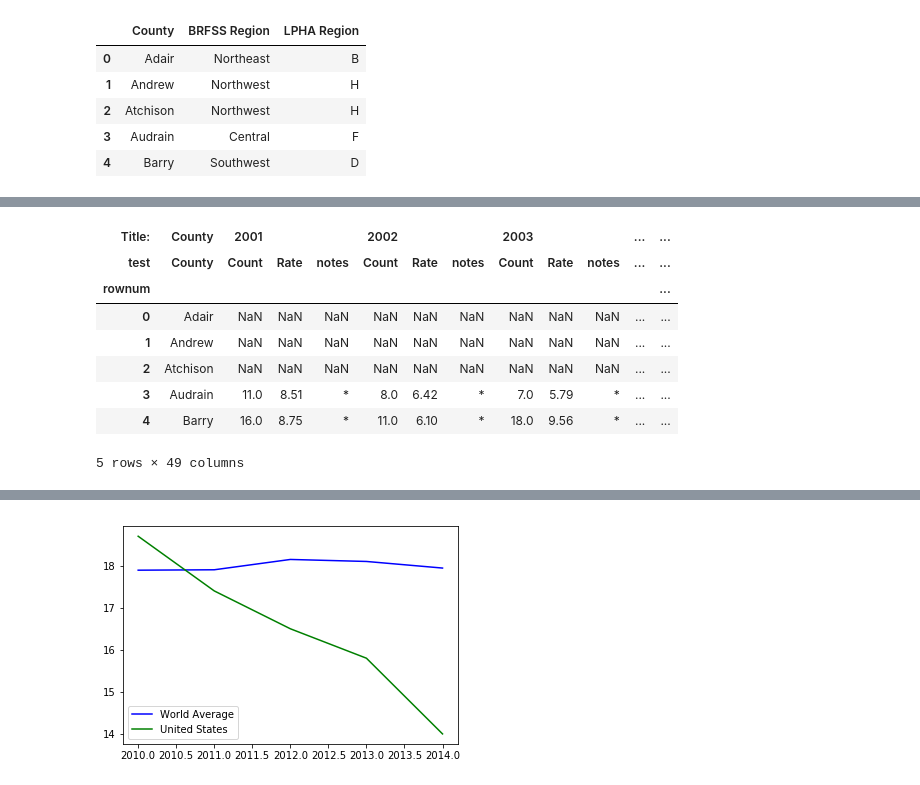
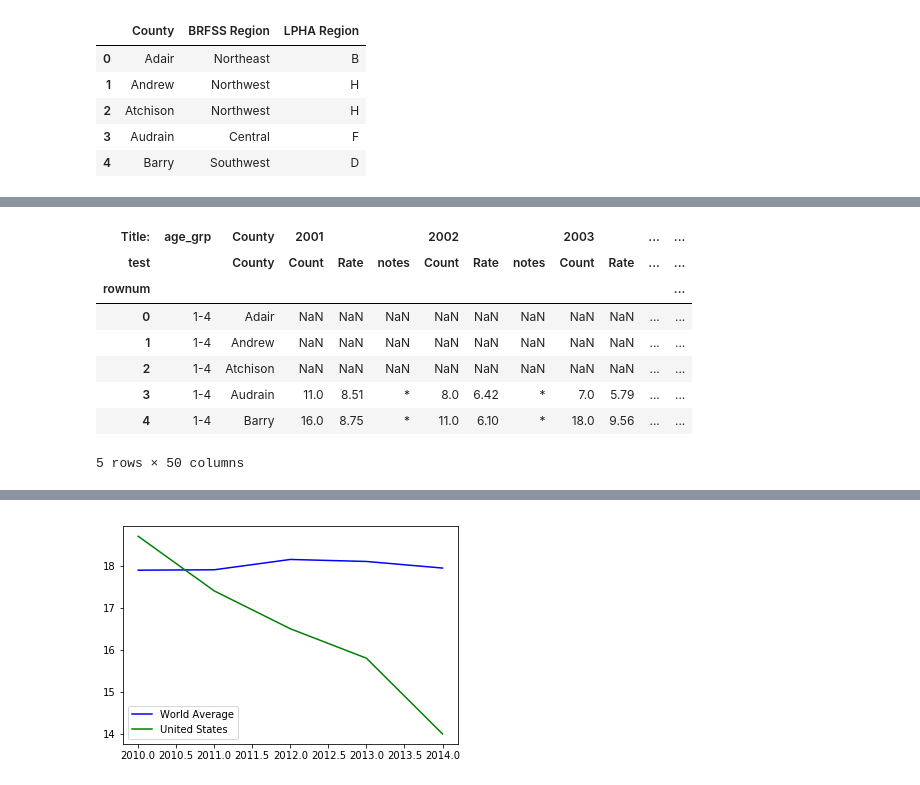
Before and after one commit to tmatoushek/PoisonProject_WashU_TTh, a Jupyter notebook: poison_starter_code_tgm.ipynb, the cells around one changed output, grey strips where cells are left out. Drawn from its saved outputs; the diff is of its cells as text; code cells hidden in the pictures.

```diff
--- a/poison_starter_code_tgm.ipynb
+++ b/poison_starter_code_tgm.ipynb
@@ -85,35 +121,38 @@ ValueError: Length mismatch: Expected axis has 49 elements, new values have 50 e
 # %%
 MoPsnDat_1_4.columns.levels[2]
 
 MoPsnDat_1_4.columns = MoPsnDat_1_4.columns.droplevel(2)
 
 MoPsnDat_1_4.index = MoPsnDat_1_4.index.rename('rownum')
 MoPsnDat_1_4.columns = MoPsnDat_1_4.columns.rename('test', level = 1)
 
 MoPsnDat_1_4.columns.set_levels(['Count', 'Rate', 'County', 'notes',
        'notes', 'notes', 'notes',
        'notes', 'notes', 'notes',
        'notes', 'notes', 'notes',
        'notes', 'notes', 'notes',
        'notes', 'notes', 'notes',], level=1, inplace = True)
 
 MoPsnDat_1_4.columns.set_levels(['2001', '2002', '2003', '2004', '2005', '2006', '2007', '2008', '2009',
        '2010', '2011', '2012', '2013', '2014', '2015', 'Total for selection',
 
        '2004', '2005', '2006',
        '2007', '2008', '2009',
        '2010', '2011', '2012',
        '2013', '2001', '2014',
        '2015', 'Total for selection', '2002',
        '2003', 'County'], level=0, inplace = True)
+
+MoPsnDat_1_4.insert(0, 'age_grp', '1-4')
+
 MoPsnDat_1_4.head()
 # %% [output]
-| Title: | County | 2001 |  |  | 2002 |  |  | 2003 |  |  | ... | ... |
-| test | County | Count | Rate | notes | Count | Rate | notes | Count | Rate | notes | ... | ... |
+| Title: | age_grp | County | 2001 |  |  | 2002 |  |  | 2003 |  | ... | ... |
+| test |  | County | Count | Rate | notes | Count | Rate | notes | Count | Rate | ... | ... |
 | rownum |  |  |  |  |  |  |  |  |  |  |  | ... |
-| 0 | Adair | NaN | NaN | NaN | NaN | NaN | NaN | NaN | NaN | NaN | ... | ... |
-| 1 | Andrew | NaN | NaN | NaN | NaN | NaN | NaN | NaN | NaN | NaN | ... | ... |
-| 2 | Atchison | NaN | NaN | NaN | NaN | NaN | NaN | NaN | NaN | NaN | ... | ... |
-| 3 | Audrain | 11.0 | 8.51 | * | 8.0 | 6.42 | * | 7.0 | 5.79 | * | ... | ... |
-| 4 | Barry | 16.0 | 8.75 | * | 11.0 | 6.10 | * | 18.0 | 9.56 | * | ... | ... |
+| 0 | 1-4 | Adair | NaN | NaN | NaN | NaN | NaN | NaN | NaN | NaN | ... | ... |
+| 1 | 1-4 | Andrew | NaN | NaN | NaN | NaN | NaN | NaN | NaN | NaN | ... | ... |
+| 2 | 1-4 | Atchison | NaN | NaN | NaN | NaN | NaN | NaN | NaN | NaN | ... | ... |
+| 3 | 1-4 | Audrain | 11.0 | 8.51 | * | 8.0 | 6.42 | * | 7.0 | 5.79 | ... | ... |
+| 4 | 1-4 | Barry | 16.0 | 8.75 | * | 11.0 | 6.10 | * | 18.0 | 9.56 | ... | ... |
-5 rows × 49 columns
+5 rows × 50 columns
```
Also changed, not shown: parts of 13 cells of this notebook.
